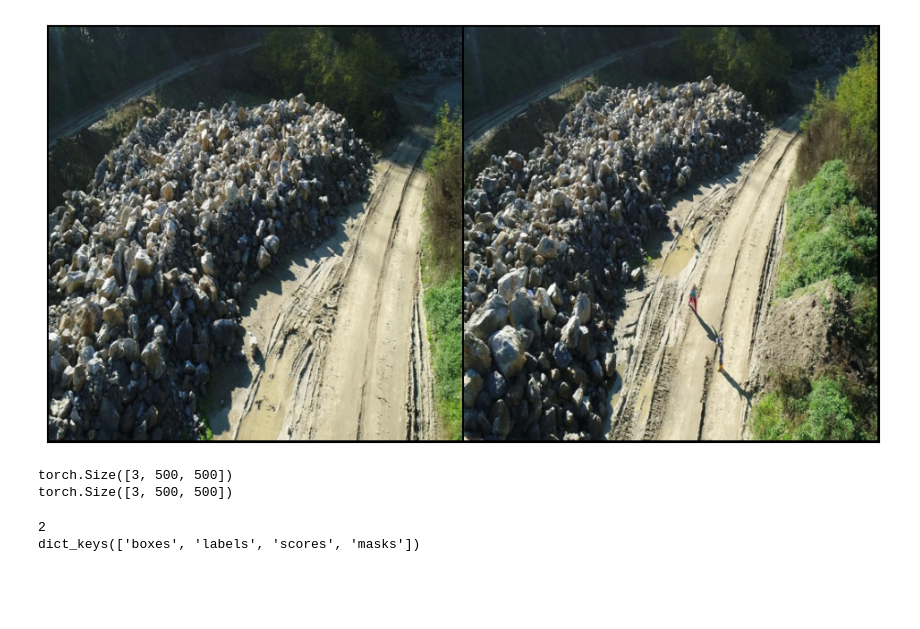
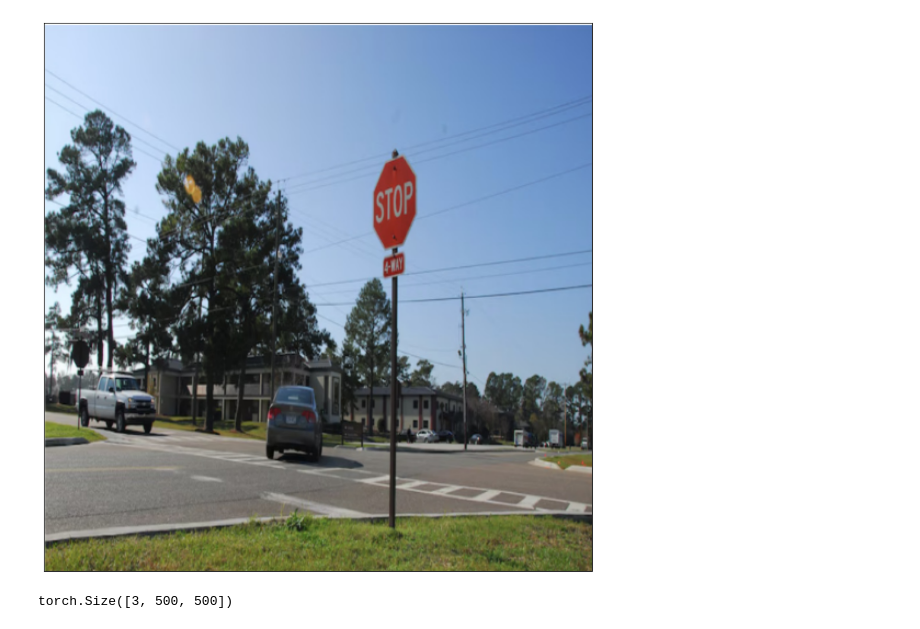
Before and after one commit to elijahtwalker/AeroVista, a Jupyter notebook: maskRCNN.ipynb, the cells around one changed output. Drawn from its saved outputs; the diff is of its cells as text; code cells hidden in the pictures; blank space fills up the shorter version.

```diff
--- a/maskRCNN.ipynb
+++ b/maskRCNN.ipynb
@@ -20,13 +20,12 @@ def show(imgs):
         axs[0, i].imshow(np.asarray(img))
         axs[0, i].set(xticklabels=[], yticklabels=[], xticks=[], yticks=[])
 # %%
-image_1 = read_image(str(Path('./SARD YOLO v1 YOLOv8/test/images/gss20_jpg.rf.047589c9390050179e79ef245c5c58e8.jpg')))
-image_2 = read_image(str(Path('./SARD YOLO v1 YOLOv8/test/images/gss15_jpg.rf.2393804064c2f05b29994da3f902593c.jpg')))
-image_list = [T.Resize(size=(500,500))(image_1), T.Resize(size=(500,500))(image_2)]
+image_1 = read_image(str(Path('./stop.jpg')))
+image_list = [T.Resize(size=(500,500))(image_1)]
 grid = make_grid(image_list) # return a tensor containing a grid of images
 show(grid)
 # %% [output]
-[figure, old version]
+[figure, new version]
 # %%
 from torchvision.models.detection import maskrcnn_resnet50_fpn, MaskRCNN_ResNet50_FPN_Weights
 
@@ -35,19 +34,8 @@ model = maskrcnn_resnet50_fpn(weights=weights, progress=False).to(device)
 model = model.eval()
 # %%
 transforms = weights.transforms()
-images = [transforms(d).to(device) for d in image_list]
+images = [transforms(image).to(device) for image in image_list]
 for image in images:
   print(image.shape)
 # %% [output]
 torch.Size([3, 500, 500])
-torch.Size([3, 500, 500])
-# %%
-output = model(images) # list of dict
-print(len(output)) # equals to how many images that were fed into the model
-print(output[0].keys()) # dict_keys(['boxes', 'labels', 'scores', 'masks'])
-def inspect_model_output(output):
-  for index,prediction in enumerate(output):
-    print(f'Input {index + 1} has { len(prediction.get("scores")) } detected instances')
-# %% [output]
-2
-dict_keys(['boxes', 'labels', 'scores', 'masks'])
```
Also changed, not shown: parts of 2 cells of this notebook, 1 other file.
